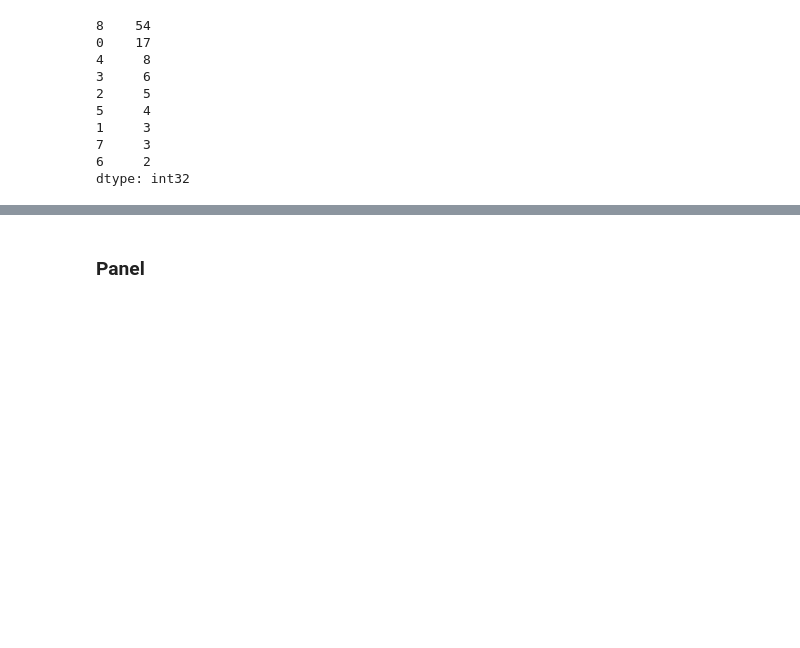
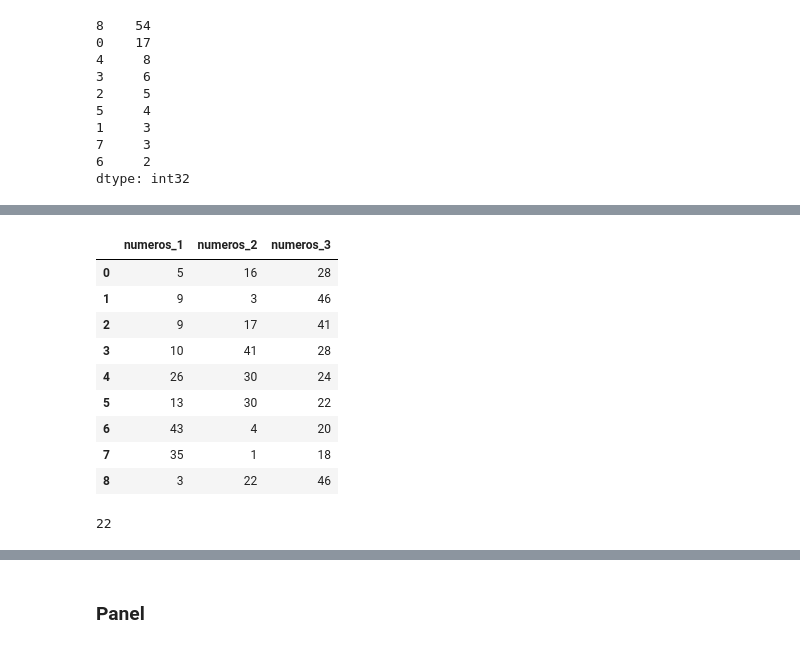
Before and after one commit to GabyPinilla/resumenes, a Jupyter notebook: Resumen_Python.ipynb, the cells around one changed output, grey strips where cells are left out. Saved outputs shown, nothing was run; the diff lists cells and outputs as text; code cells hidden in the pictures; blank space fills up the shorter version.

Commit message:
Agregando DataFrame de Pandas

```diff
--- a/Resumen_Python.ipynb
+++ b/Resumen_Python.ipynb
@@ -788,0 +829,21 @@ Los DataFrames es una estructura en forma de tabla. Cada columna es una serie do
+# %%
+df_numeros = pd.DataFrame({'numeros_1': np.random.randint(1, 50, 9),
+                          'numeros_2': np.random.randint(1, 50, 9),
+                          'numeros_3': np.random.randint(1, 50, 9)})
+df_numeros
+# %% [output]
+|  | numeros_1 | numeros_2 | numeros_3 |
+| 0 | 5 | 16 | 28 |
+| 1 | 9 | 3 | 46 |
+| 2 | 9 | 17 | 41 |
+| 3 | 10 | 41 | 28 |
+| 4 | 26 | 30 | 24 |
+| 5 | 13 | 30 | 22 |
+| 6 | 43 | 4 | 20 |
+| 7 | 35 | 1 | 18 |
+| 8 | 3 | 22 | 46 |
+# %%
+# Buscando el número ubicado en la fila con índice 5 y columna con índice 2
+df_numeros.iloc[5,2]
+# %% [output]
+22
```
Also changed, not shown: parts of 25 cells of this notebook.
